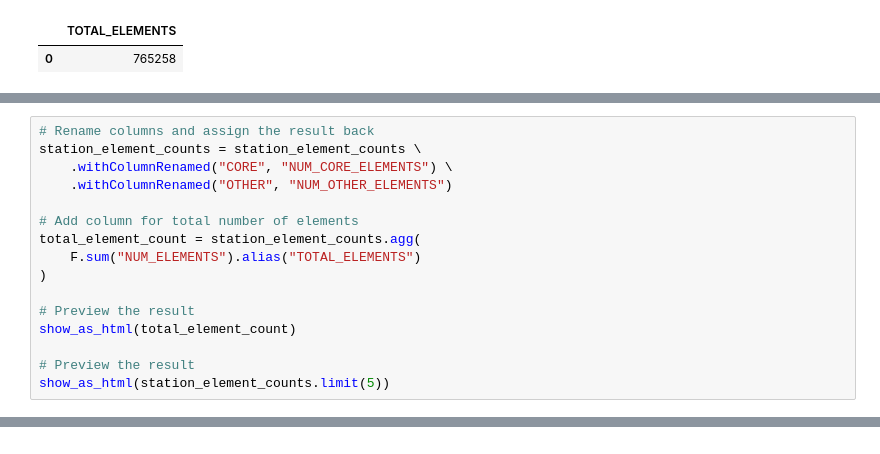
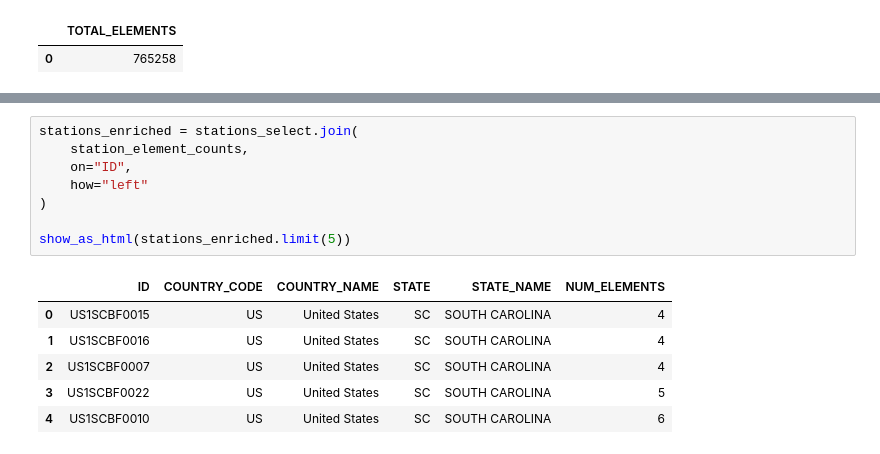
Before and after one commit to david-ewing-nz/ghcn-spark-analysis, a Jupyter notebook: notebooks/01_ghcn_processing.ipynb, the cells around one changed output, grey strips where cells are left out. Drawn from its saved outputs; the diff is of its cells as text.

```diff
--- a/notebooks/01_ghcn_processing.ipynb
+++ b/notebooks/01_ghcn_processing.ipynb
@@ -1025,16 +1022,0 @@ show_as_html(station_element_counts.limit(5))
-# %%
-# Rename columns and assign the result back
-station_element_counts = station_element_counts \
-    .withColumnRenamed("CORE", "NUM_CORE_ELEMENTS") \
-    .withColumnRenamed("OTHER", "NUM_OTHER_ELEMENTS")
-
-# Add column for total number of elements
-total_element_count = station_element_counts.agg(
-    F.sum("NUM_ELEMENTS").alias("TOTAL_ELEMENTS")
-)
-
-# Preview the result
-show_as_html(total_element_count)
-
-# Preview the result
-show_as_html(station_element_counts.limit(5))
@@ -1049,0 +1023,15 @@ show_as_html(station_element_counts.limit(5))
+# %%
+stations_enriched = stations_select.join(
+    station_element_counts,
+    on="ID",
+    how="left"
+)
+
+show_as_html(stations_enriched.limit(5))
+# %% [output]
+|  | ID | COUNTRY_CODE | COUNTRY_NAME | STATE | STATE_NAME | NUM_ELEMENTS |
+| 0 | US1SCBF0015 | US | United States | SC | SOUTH CAROLINA | 4 |
+| 1 | US1SCBF0016 | US | United States | SC | SOUTH CAROLINA | 4 |
+| 2 | US1SCBF0007 | US | United States | SC | SOUTH CAROLINA | 4 |
+| 3 | US1SCBF0022 | US | United States | SC | SOUTH CAROLINA | 5 |
+| 4 | US1SCBF0010 | US | United States | SC | SOUTH CAROLINA | 6 |
```
Also changed, not shown: parts of 3 cells of this notebook.
